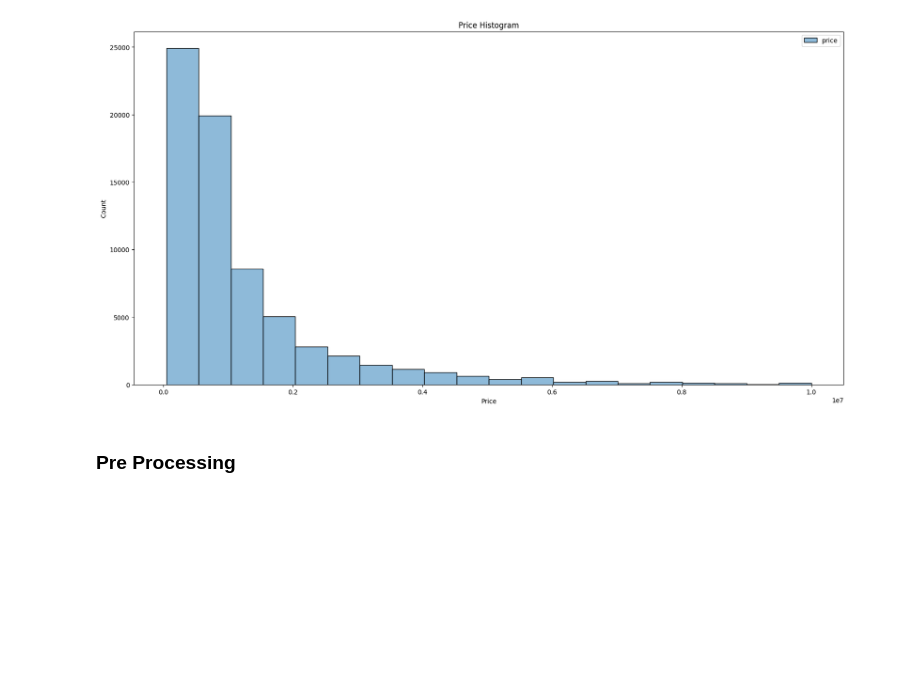
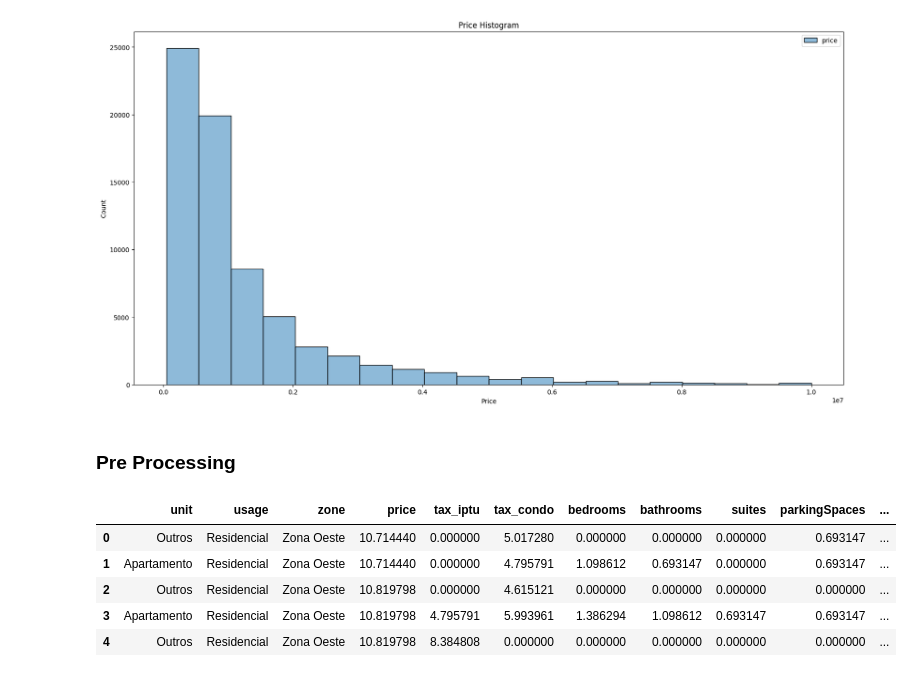
Before and after one commit to MpRonald/Machine-Learning, a Jupyter notebook: Regression_SKLearn.ipynb, the cells around one changed output. Drawn from its saved outputs; the diff is of its cells as text; code cells hidden in the pictures; blank space fills up the shorter version.

```diff
--- a/Regression_SKLearn.ipynb
+++ b/Regression_SKLearn.ipynb
@@ -363,3 +364,18 @@ ax.set_xlabel('Price');
 [figure]
 # %% [markdown]
 ### Pre Processing
+# %%
+tranformer = FunctionTransformer(np.log1p, validate=True)
+data_transformed = tranformer.transform(data_houses.select_dtypes(exclude=['object']))
+col_data_tranf = data_houses.select_dtypes(exclude=['object']).columns
+data_transf = pd.concat([data_houses.select_dtypes(include=['object']),
+                        pd.DataFrame(data_transformed, columns=col_data_tranf)],axis=1)
+
+data_transf.head()
+# %% [output]
+|  | unit | usage | zone | price | tax_iptu | tax_condo | bedrooms | bathrooms | suites | parkingSpaces | ... |
+| 0 | Outros | Residencial | Zona Oeste | 10.714440 | 0.000000 | 5.017280 | 0.000000 | 0.000000 | 0.000000 | 0.693147 | ... |
+| 1 | Apartamento | Residencial | Zona Oeste | 10.714440 | 0.000000 | 4.795791 | 1.098612 | 0.693147 | 0.000000 | 0.693147 | ... |
+| 2 | Outros | Residencial | Zona Oeste | 10.819798 | 0.000000 | 4.615121 | 0.000000 | 0.000000 | 0.000000 | 0.000000 | ... |
+| 3 | Apartamento | Residencial | Zona Oeste | 10.819798 | 4.795791 | 5.993961 | 1.386294 | 1.098612 | 0.693147 | 0.693147 | ... |
+| 4 | Outros | Residencial | Zona Oeste | 10.819798 | 8.384808 | 0.000000 | 0.000000 | 0.000000 | 0.000000 | 0.000000 | ... |
```
Also changed, not shown: parts of 7 cells of this notebook.
